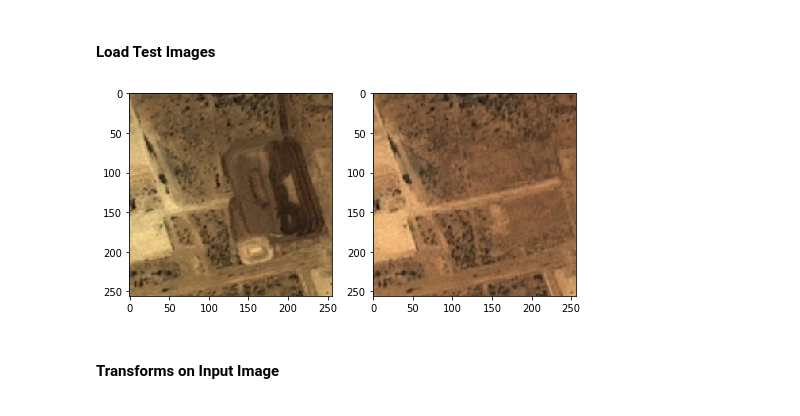
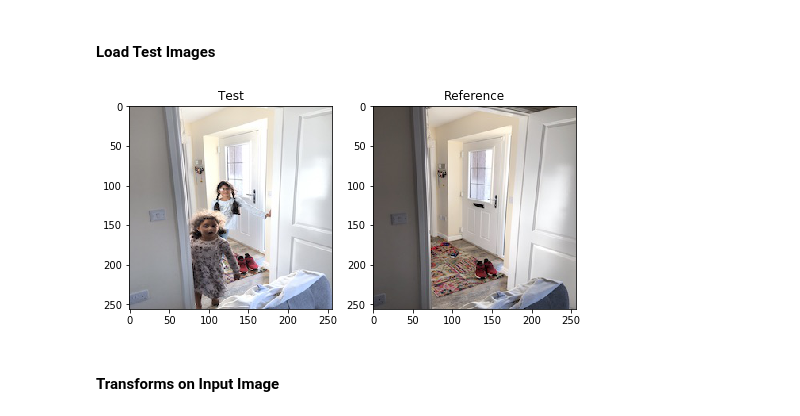
Before and after one commit to leonardoaraujosantos/ChangeNet, a Jupyter notebook: TestModelImgs.ipynb, the cells around one changed output. Drawn from its saved outputs; the diff is of its cells as text; code cells hidden in the pictures.

```diff
--- a/TestModelImgs.ipynb
+++ b/TestModelImgs.ipynb
@@ -23,16 +23,23 @@ Number of available GPUs: 8
 # %% [markdown]
 #### Load Test Images
 # %%
-test_img = Image.open('test_img.png')
-ref_img = Image.open('ref_img.png')
+test_img_orig = Image.open('DoorKids.jpeg')
+ref_img_orig = Image.open('Door.jpeg')
+
+test_img = Image.open('DoorKids.jpeg')
+ref_img = Image.open('Door.jpeg')
+#test_img = Image.open('test_img.png')
+#ref_img = Image.open('ref_img.png')
 fig=plt.figure(figsize=(8, 8))
 fig.add_subplot(1, 2, 1)
 plt.imshow(test_img)
+plt.title('Test')
 fig.add_subplot(1, 2, 2)
 plt.imshow(ref_img)
+plt.title('Reference')
 plt.show()
 # %% [output]
-[figure, old version]
+[figure, new version]
 # %% [markdown]
 #### Transforms on Input Image
 # %%
```
Also changed, not shown: parts of 1 cell of this notebook, 2 other files.
